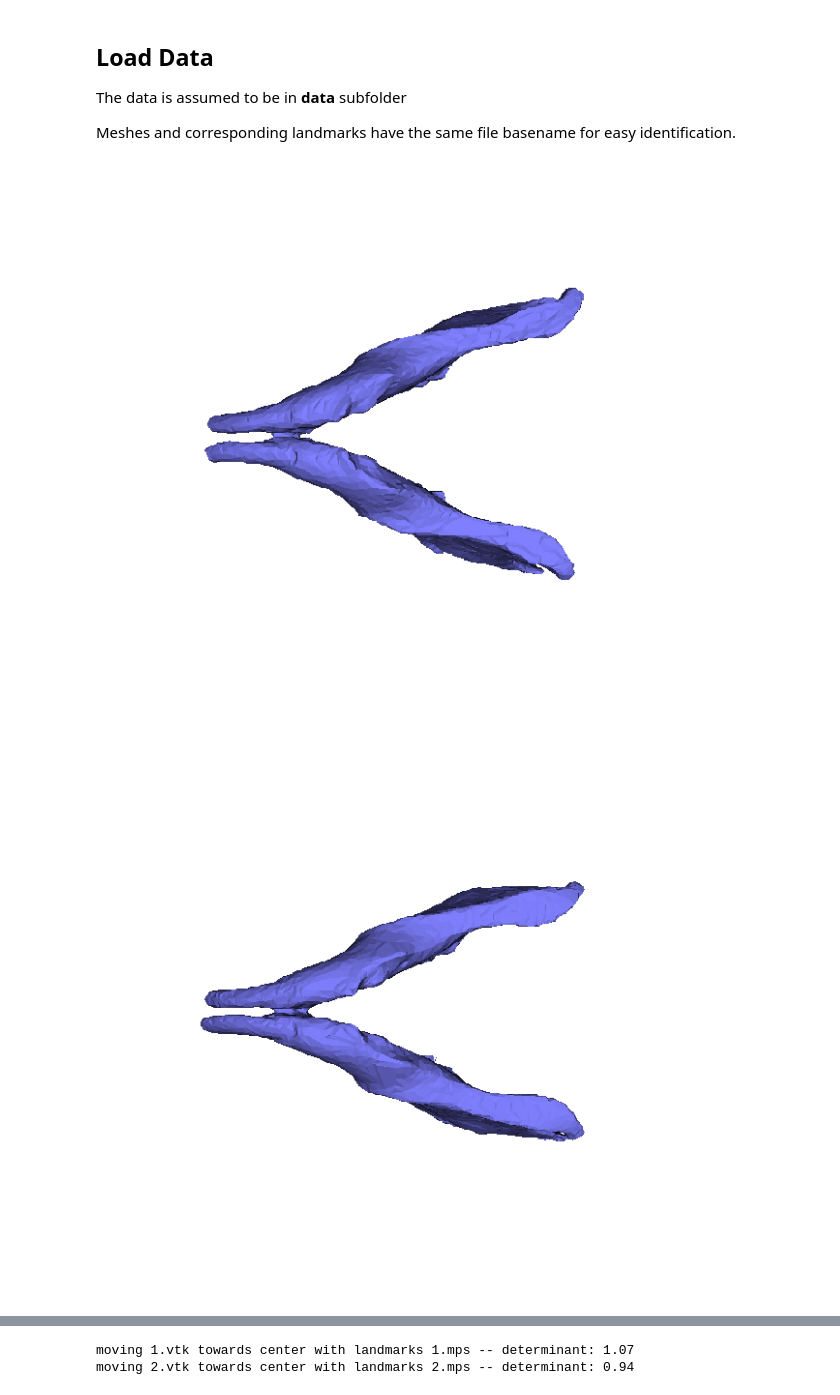
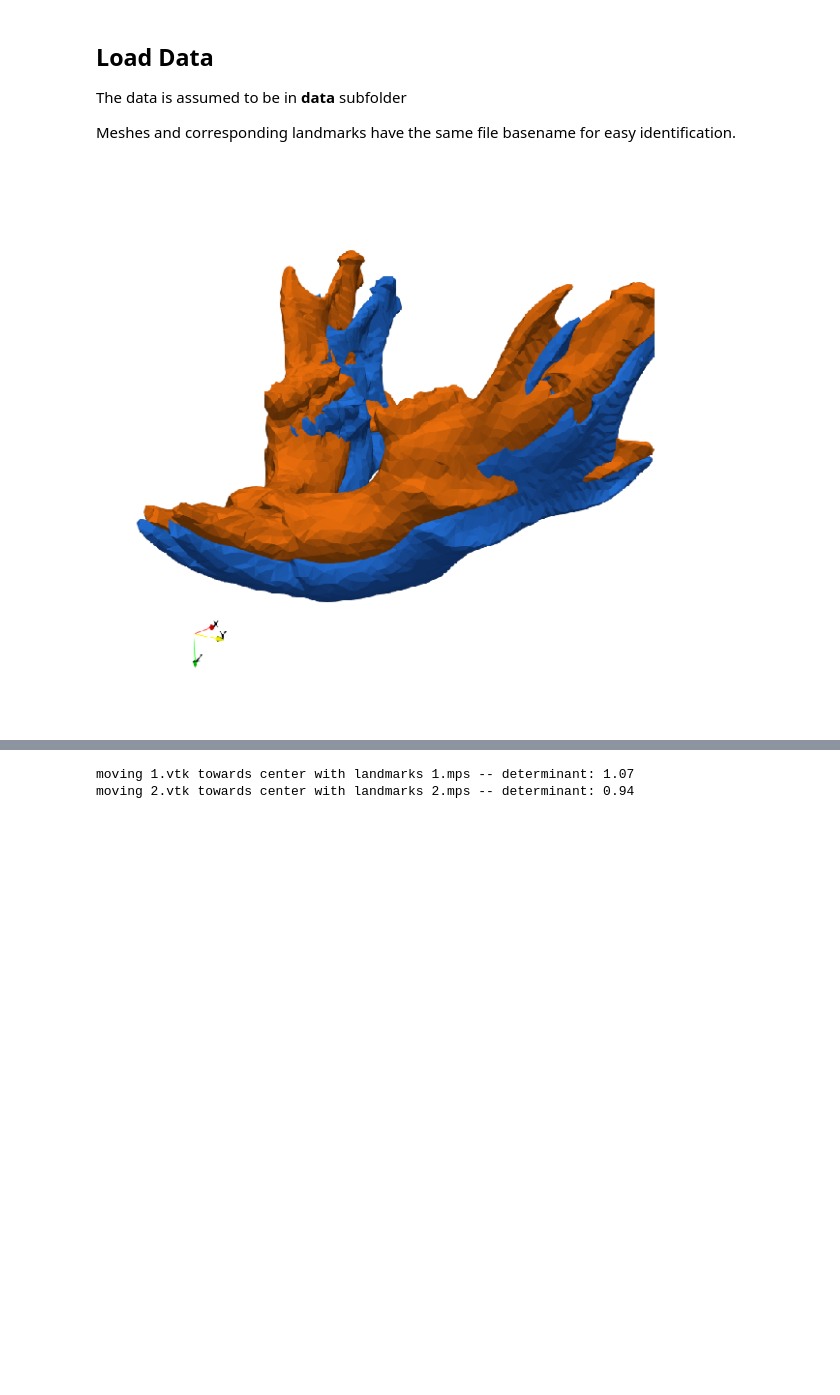
Before and after one commit to marta-vidalgarcia/landmark-free-deformetrica, a Jupyter notebook: mesh-alignment.ipynb, the cells around one changed output, grey strips where cells are left out. Saved outputs shown, nothing was run; the diff lists cells and outputs as text; code cells hidden in the pictures; blank space fills up the shorter version.

Commit message:
[mesh-alignment] notebook ready

```diff
--- a/mesh-alignment.ipynb
+++ b/mesh-alignment.ipynb
@@ -359,32 +382,34 @@ Meshes and corresponding landmarks have the same file basename for easy identifi
 # %%
 %matplotlib inline
 
 ### General Imports
 from glob import glob
 import os
 
 working_directory = os.path.join(os.getcwd(), 'data', 'alignment')
 
 ### Find meshes and landmark files
 meshfiles      = glob('{}{}*.vtk'.format(working_directory, os.sep))
 landmarksfiles = glob('{}{}*.mps'.format(working_directory, os.sep))
 
 
 meshfiles[:] = [el for el in meshfiles if not (('initial_template.vtk' in el) or ('_r.vtk' in el)) ]
 
 ### assert similar size and sort lists
 assert(len(meshfiles) == len(landmarksfiles))
 meshfiles.sort()
 landmarksfiles.sort()
 
-pngfile = display_mesh(meshfiles[0],
-                       os.path.join(working_directory, '1.png'))
-
-pngfile = display_mesh(meshfiles[1],
-                       os.path.join(working_directory, '2.png'))
+%matplotlib inline
+import os
+from matplotlib import pyplot as plt
+pngfilename = os.path.join(os.getcwd(), 'Images', 'unaligned-meshes.png')
+plt.figure(figsize=(10,10))
+plt.imshow(plt.imread(pngfilename))
+plt.axis('off')
+plt.show()
 # %% [output]
-[figure, old version]
+[figure, new version]
-[figure, removed]
 # %% [markdown]
 ## Mesh Alignment
 
```
Also changed, not shown: parts of 15 cells of this notebook, 4 other files.
